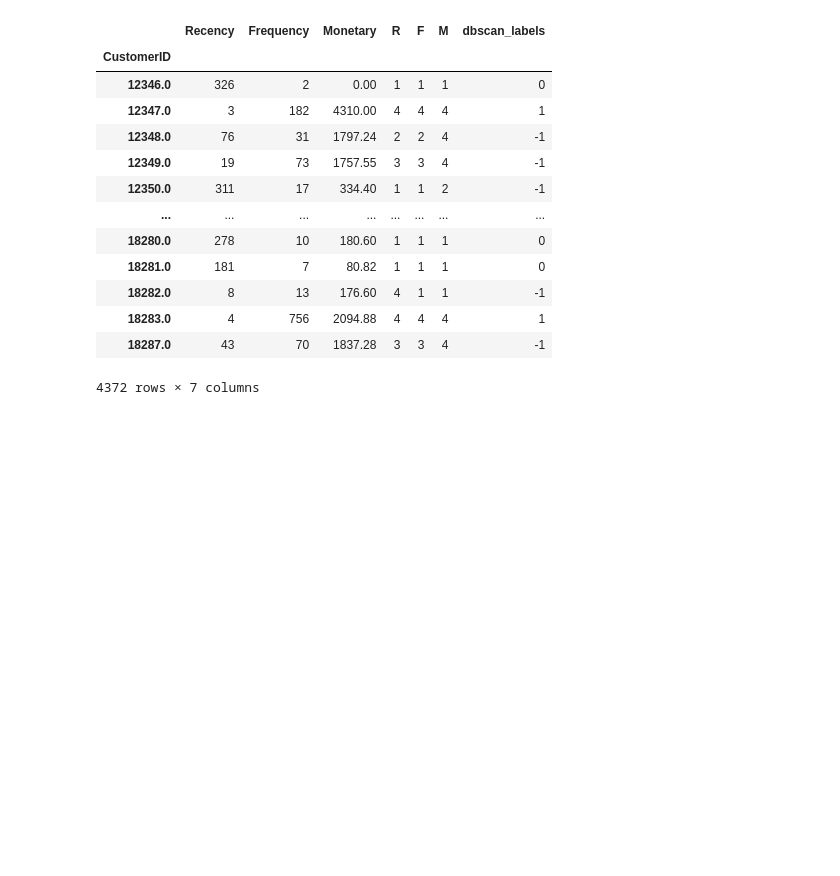
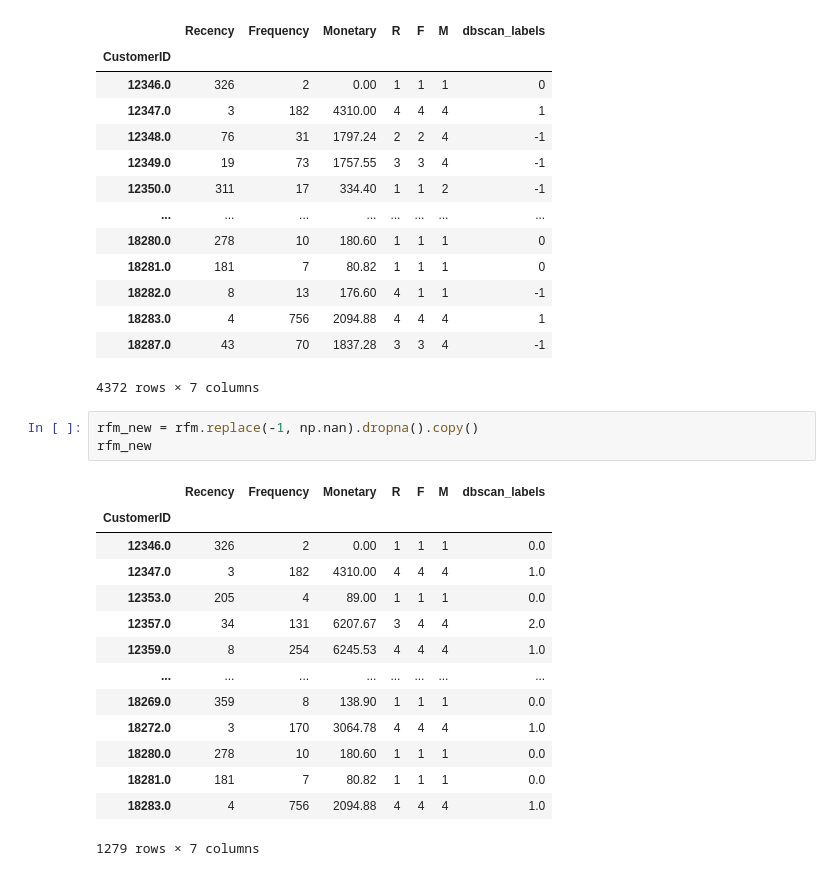
Before and after one commit to docroch/learning-data-science, a Jupyter notebook: modeling-evaluation/unsupervised-learning/clustering/dbscan/rfm-online-retail.ipynb, the cells around one changed output. Cells and saved outputs as stored; diff of their text form; blank space fills up the shorter version.

Commit message:
Get silhouette score without -1 labels

```diff
--- a/modeling-evaluation/unsupervised-learning/clustering/dbscan/rfm-online-retail.ipynb
+++ b/modeling-evaluation/unsupervised-learning/clustering/dbscan/rfm-online-retail.ipynb
@@ -242,3 +242,21 @@ rfm
 | 18283.0 | 4 | 756 | 2094.88 | 4 | 4 | 4 | 1 |
 | 18287.0 | 43 | 70 | 1837.28 | 3 | 3 | 4 | -1 |
 4372 rows × 7 columns
+# %%
+rfm_new = rfm.replace(-1, np.nan).dropna().copy()
+rfm_new
+# %% [output]
+|  | Recency | Frequency | Monetary | R | F | M | dbscan_labels |
+| CustomerID |  |  |  |  |  |  |  |
+| 12346.0 | 326 | 2 | 0.00 | 1 | 1 | 1 | 0.0 |
+| 12347.0 | 3 | 182 | 4310.00 | 4 | 4 | 4 | 1.0 |
+| 12353.0 | 205 | 4 | 89.00 | 1 | 1 | 1 | 0.0 |
+| 12357.0 | 34 | 131 | 6207.67 | 3 | 4 | 4 | 2.0 |
+| 12359.0 | 8 | 254 | 6245.53 | 4 | 4 | 4 | 1.0 |
+| ... | ... | ... | ... | ... | ... | ... | ... |
+| 18269.0 | 359 | 8 | 138.90 | 1 | 1 | 1 | 0.0 |
+| 18272.0 | 3 | 170 | 3064.78 | 4 | 4 | 4 | 1.0 |
+| 18280.0 | 278 | 10 | 180.60 | 1 | 1 | 1 | 0.0 |
+| 18281.0 | 181 | 7 | 80.82 | 1 | 1 | 1 | 0.0 |
+| 18283.0 | 4 | 756 | 2094.88 | 4 | 4 | 4 | 1.0 |
+1279 rows × 7 columns
```
Also changed, not shown: parts of 2 cells of this notebook.
